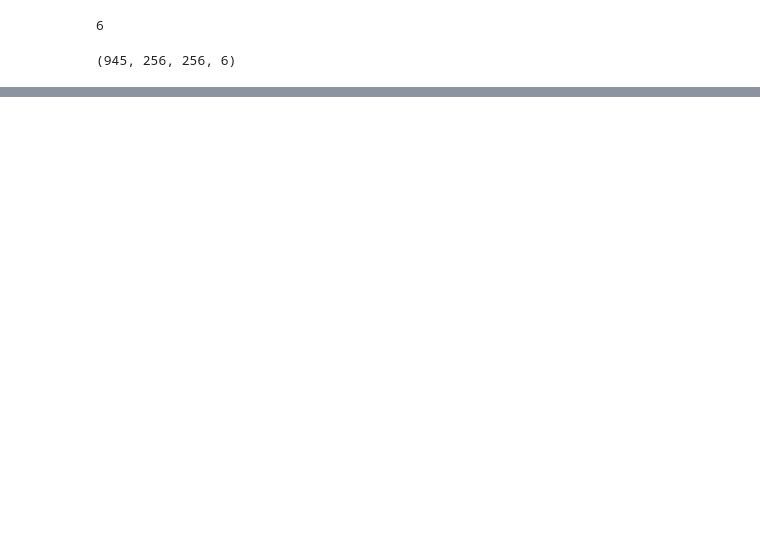
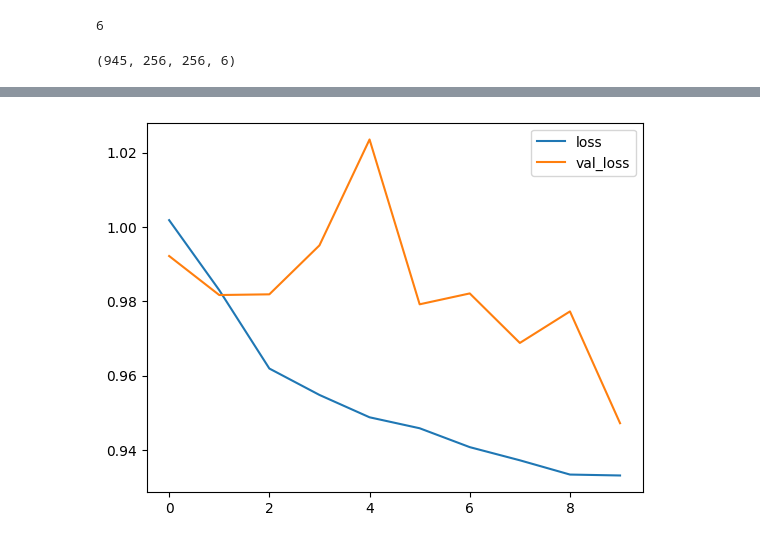
Before and after one commit to MandilJThapa/Landsat-Time-Series-Analysis-for-Multi-Temporal-Land-Cover-Classification, a Jupyter notebook: Satellite_Imagery_Segmentation.ipynb, the cells around one changed output, grey strips where cells are left out. Drawn from its saved outputs; the diff is of its cells as text; code cells hidden in the pictures; blank space fills up the shorter version.

```diff
--- a/Satellite_Imagery_Segmentation.ipynb
+++ b/Satellite_Imagery_Segmentation.ipynb
@@ -260,0 +433,3 @@ X_train, X_test, y_train, y_test= train_test_split(master_training_dataset, labe
+# %%
+focal_loss= sm.losses.CategoricalFocalLoss()
+type(focal_loss)
@@ -260,0 +438,2 @@ X_train, X_test, y_train, y_test= train_test_split(master_training_dataset, labe
+# %%
+total_loss= dice_loss + (1 * focal_loss)
@@ -260,0 +446,2 @@ X_train, X_test, y_train, y_test= train_test_split(master_training_dataset, labe
+# %%
+model.compile(optimizer= "adam", loss=total_loss, metrics= metrics)
@@ -260,0 +473,35 @@ X_train, X_test, y_train, y_test= train_test_split(master_training_dataset, labe
+# %%
+class PlotLoss(keras.callbacks.Callback):
+  def on_train_begin(self, logs= ()):
+    self.i= 0
+    self.x= []
+    self.losses= []
+    self.val_losses= []
+
+    self.fig= plt.figure()
+
+    self.logs= []
+
+
+
+
+
+  def on_epoch_end(self, epoch, logs= {}):
+    self.logs.append(logs)
+    self.x.append(self.i)
+    self.losses.append(logs.get('loss'))
+    self.val_losses.append(logs.get('val_loss'))
+    self.i += 1
+
+    clear_output(wait= True)
+    plt.plot(self.x, self.losses, label= "loss")
+    plt.plot(self.x, self.val_losses, label= "val_loss")
+    plt.legend()
+    plt.show();
+
+
+plot_loss= PlotLoss()
+# %%
+model_history = model.fit(X_train,y_train, batch_size= 16, verbose= 1, epochs= 10, validation_data= (X_test, y_test),callbacks= [plot_loss], shuffle= False)
+# %% [output]
+[figure, added]
```
Also changed, not shown: parts of 49 cells of this notebook.
